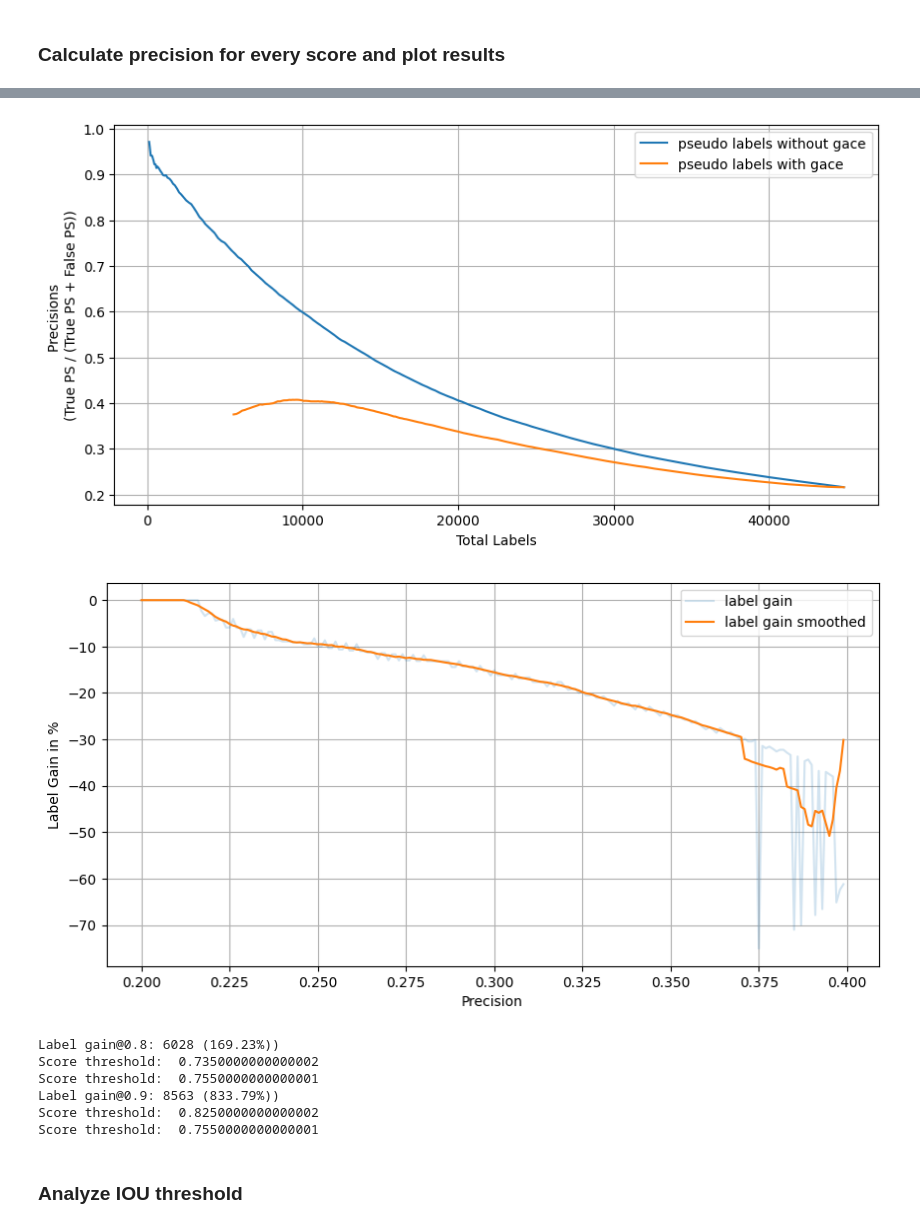
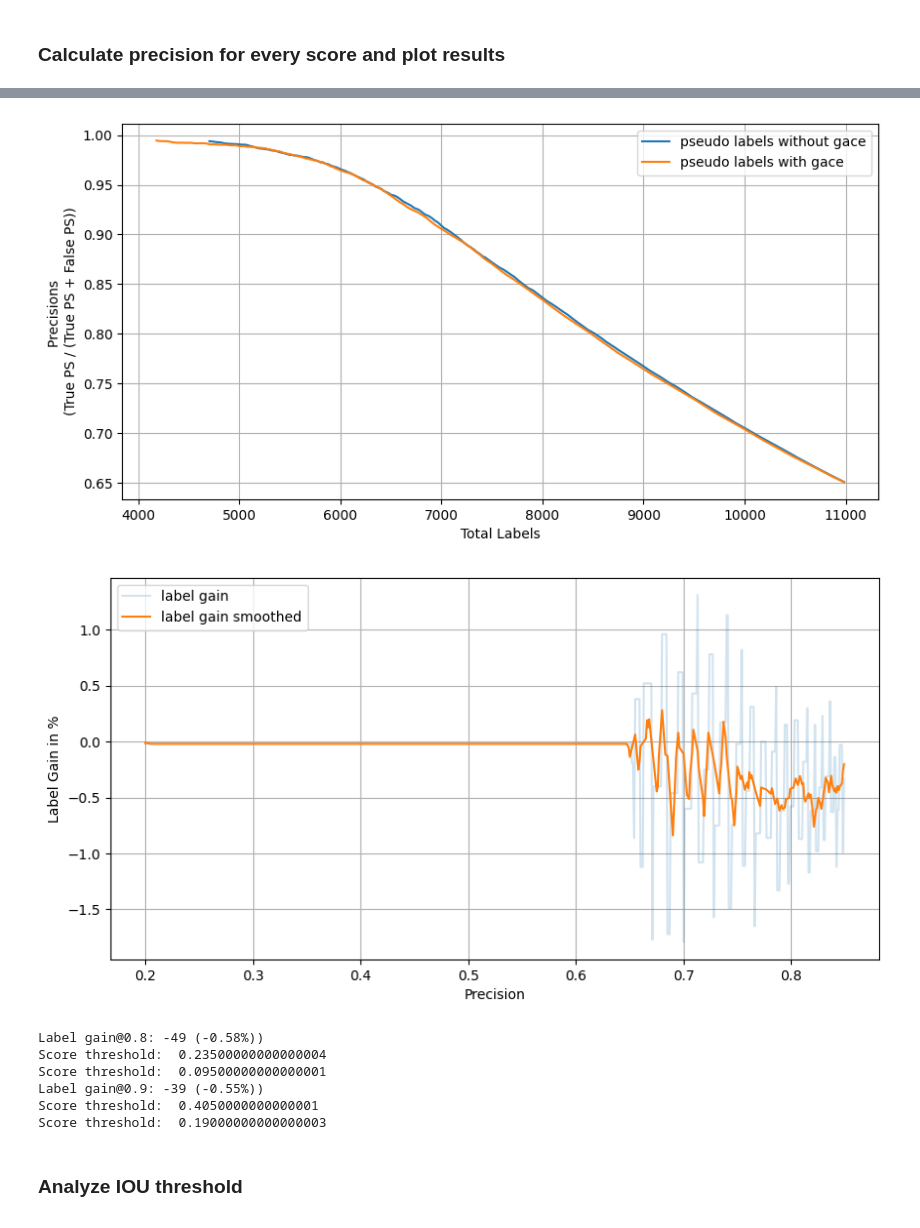
Before and after one commit to griesbchr/3DTrans, a Jupyter notebook: tools/misc/selftraining/analyze_detresults_pseudolabels.ipynb, the cells around one changed output, grey strips where cells are left out. Saved outputs shown, nothing was run; the diff lists cells and outputs as text; code cells hidden in the pictures.

```diff
--- a/tools/misc/selftraining/analyze_detresults_pseudolabels.ipynb
+++ b/tools/misc/selftraining/analyze_detresults_pseudolabels.ipynb
@@ -383,10 +455,10 @@ source_dataset_name = "avltruck"
 target_dataset_name = "zod"
 
 detections_gace = pd.DataFrame()
-results_path_gace = "/home/cgriesbacher/thesis/3DTrans/output/avltruck_models/pvrcnnpp_STzod/D16_10epochs_STzod_ft_D6_50epochs_ros/ps_label/det_annos_gace_e0.pkl"
+results_path_gace = "/home/cgriesbacher/thesis/3DTrans/output_okeanos/output/avltruck_models/pvrcnnpp_STzod/D16_20epochs_STzod_ft_D6_50epochs/ps_label/det_annos_gace_e0.pkl"
 detections_gace = load_detections(results_path_gace, detections_gace, train_dataset=source_dataset_name, eval_dataset=target_dataset_name+"_gace")
 
 detections_no_gace = pd.DataFrame()
-results_path_no_gace = "/home/cgriesbacher/thesis/3DTrans/output/avltruck_models/pvrcnnpp_STzod/D16_10epochs_STzod_ft_D6_50epochs_ros/ps_label/det_annos_e0.pkl"
+results_path_no_gace = "/home/cgriesbacher/thesis/3DTrans/output_okeanos/output/avltruck_models/pvrcnnpp_STzod/D16_20epochs_STzod_ft_D6_50epochs/ps_label/det_annos_e0.pkl"
 detections_no_gace = load_detections(results_path_no_gace, detections_no_gace, train_dataset=source_dataset_name, eval_dataset=target_dataset_name)
 # %% [output]
@@ -634,9 +706,12 @@ detections.loc[detections['eval_dataset'].str.contains("_gace"), 'with_gace'] =
 # %%
-clss = "Pedestrian"
+clss = "Vehicle"
 detections_class = detections[detections['name'] == clss]
 detections_gace = detections_class[detections_class['with_gace'] == True]
 detections_no_gace = detections_class[detections_class['with_gace'] == False]
 
 print(len(detections_gace))
 print(len((detections_no_gace)))
+print("")
+print(len(detections_gace["frame_id"].unique()))
+print(len(detections_no_gace["frame_id"].unique()))
 # %% [output]
@@ -833,7 +906,7 @@ def calc_fp_precisions(detections, score_thresholds, iou_threshold):
 
 
 def plot_precisions(detections, label, iou_threshold, detections2=None, label2=None):
-    score_thresholds = np.arange(0.02, 0.9, 0.005)
+    score_thresholds = np.arange(0.02, 0.85, 0.005)
     #cap score thresholds at max score
     score_thresholds = score_thresholds[score_thresholds <= detections['score'].max()]
     if detections2 is not None:
@@ -875,7 +948,7 @@ def plot_precisions(detections, label, iou_threshold, detections2=None, label2=N
 
 
     if detections2 is not None:
-        precision_thresholds = np.arange(0.2, 0.4, 0.001)
+        precision_thresholds = np.arange(0.2, 0.85, 0.001)
         precision_idxs = [np.argmin(np.abs(np.array(precisions) - precision)) for precision in precision_thresholds]
         precision_idxs2 = [np.argmin(np.abs(np.array(precisions2) - precision)) for precision in precision_thresholds]
         total_labels_diff = [total_labels2[precision_idxs2[i]] - total_labels[precision_idxs[i]] for i in range(len(precision_idxs))]
@@ -911,11 +984,11 @@ plot_precisions(detections_no_gace, "pseudo labels without gace", 0.1, detection
-[figure, old version]
+[figure, new version]
-[figure, old version]
+[figure, new version]
-Label gain@0.8: 6028 (169.23%))
-Score threshold:  0.7350000000000002
-Score threshold:  0.7550000000000001
-Label gain@0.9: 8563 (833.79%))
-Score threshold:  0.8250000000000002
-Score threshold:  0.7550000000000001
+Label gain@0.8: -49 (-0.58%))
+Score threshold:  0.23500000000000004
+Score threshold:  0.09500000000000001
+Label gain@0.9: -39 (-0.55%))
+Score threshold:  0.4050000000000001
+Score threshold:  0.19000000000000003
 # %% [markdown]
 ### Analyze IOU threshold
 # %%
```
Also changed, not shown: parts of 15 cells of this notebook, 5 other files.
